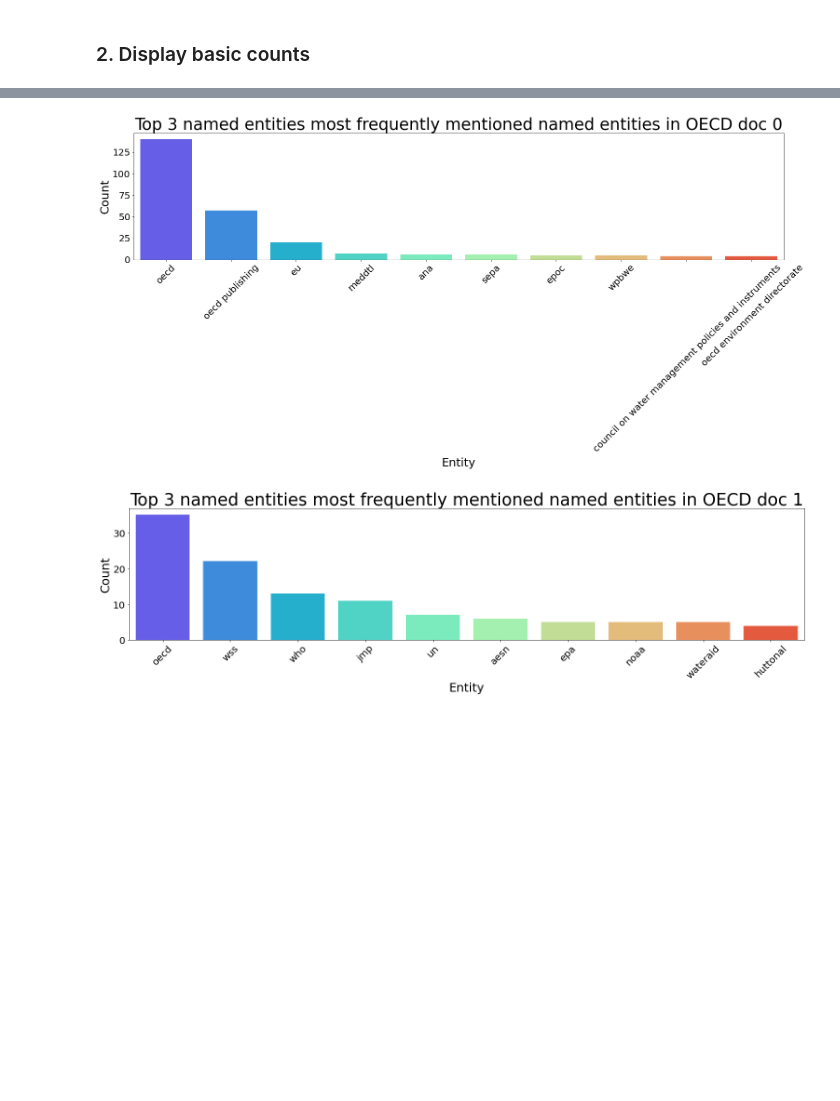
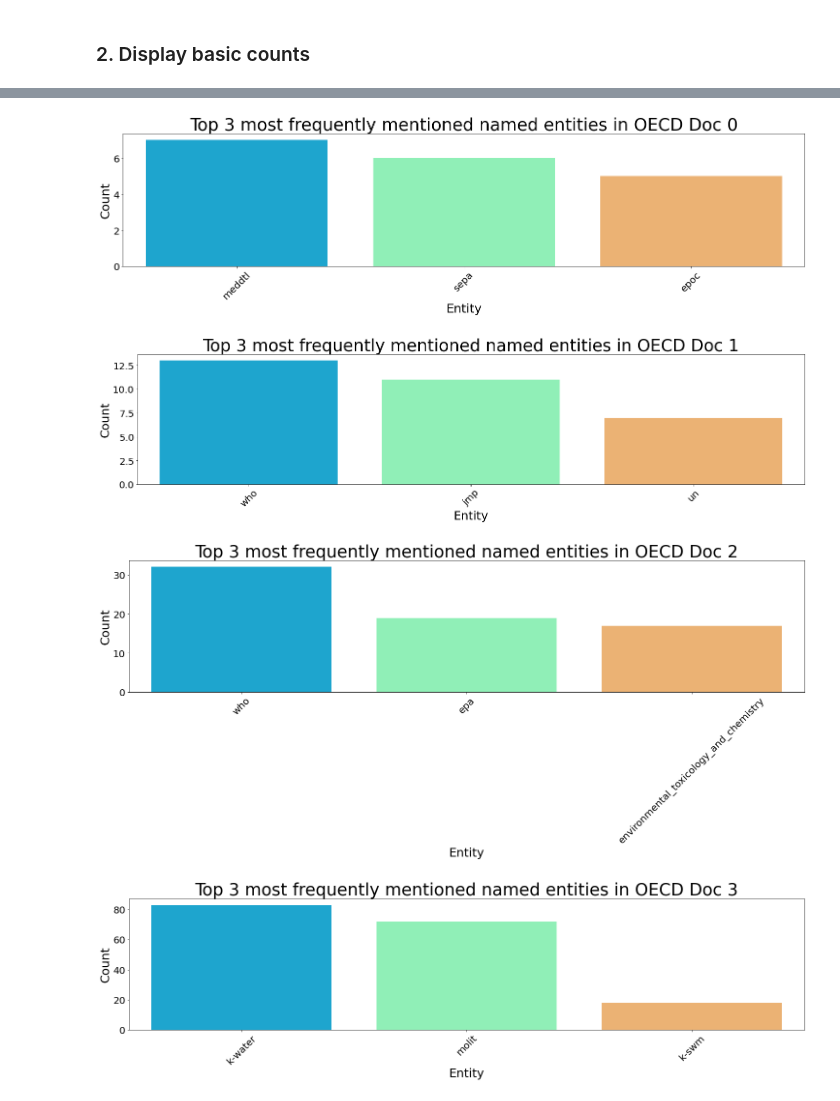
Before and after one commit to disaster-capitalism/named-entities, a Jupyter notebook: 1 - identify organisations in the corpus/explore_ner_results.ipynb, the cells around one changed output, grey strips where cells are left out. Drawn from its saved outputs; the diff is of its cells as text; code cells hidden in the pictures; blank space fills up the shorter version.

```diff
--- a/1 - identify organisations in the corpus/explore_ner_results.ipynb
+++ b/1 - identify organisations in the corpus/explore_ner_results.ipynb
@@ -41,7 +35,11 @@ See the caveats in the documentation: https://pandas.pydata.org/pandas-docs/stab
 ### 2. Display basic counts
 # %%
 # calculate the total no. of unique named entities
-df['entity'] = df['entity'].str.lower() # lowercase entities to reduce duplicates according to case
-n = len(pd.unique(df['entity']))
+n = len(pd.unique(df['entity_as_single_token']))
 print("no. of unique named entities : ", n)
+# total unique named entities by entity type
+df['entity_as_single_token'] = df['entity_as_single_token'].str.strip()
+# after stripping does the count change?
+n2 = len(pd.unique(df['entity_as_single_token']))
+print("no. of unique named entities : ", n2)
 # %% [output]
@@ -78,0 +78,7 @@ per_df = df[df['entity_type'] == 'PERSON']
+# %%
+# temporarily remove some frequently occuring entities from the analysis
+org_df = org_df[~org_df['entity_as_single_token'].isin(['oecd', 'ec', 'pmu', 'ministry_of_finance'])]
+# plot entity frequencies
+pl = org_df['entity_as_single_token'].value_counts()[:20].plot(kind='barh', title='Top 20 most frequently mentioned organizations in the OECD corpus', figsize=(5,8))
+pl.set_xlabel("# of mentions in corpus")
+pl.set_ylabel("Organization")
@@ -107,40 +92,38 @@ Name: entity, Length: 17051, dtype: int64
 # %%
 import pandas as pd
-
+import seaborn as sns
 # importing matplotlib module
 import matplotlib.pyplot as plt
 plt.style.use('default')
 %matplotlib inline
 
-# group frequency of named entities by document
-org_df_onlydocs_and_ents = org_df.drop(['entity_type', 'sentence', 'span', 'model'], axis=1)
-org_df_onlydocs_and_ents.reset_index()
-filtered = org_df_onlydocs_and_ents.groupby('docid')['entity'].value_counts()
-filtered = filtered.reset_index(name='count')
-topn_df = pd.DataFrame()
+def get_topn_entities_from_all_docs(n):
+    # group frequency of named entities by document
+    org_df_onlydocs_and_ents = org_df.drop(['entity_type', 'sentence', 'span', 'model'], axis=1)
+    org_df_onlydocs_and_ents.reset_index()
+    filtered = org_df_onlydocs_and_ents.groupby('docid')['entity_as_single_token'].value_counts()
+    filtered = filtered.reset_index(name='count')
+    topn_df = pd.DataFrame()
 
-for item in pd.unique(filtered['docid']):
-    curr_dataf = filtered[filtered['docid'] == item]
-    topn_df = pd.concat([topn_df, curr_dataf.head(10)], axis=0)
+    for item in pd.unique(filtered['docid']):
+        curr_dataf = filtered[filtered['docid'] == item]
+        topn_df = pd.concat([topn_df, curr_dataf.head(n)], axis=0)
 
-plt.figure(figsize=(25,5))
-s = sns.barplot(x='entity', y='count', data=topn_df[topn_df['docid'] == 0], palette='rainbow')
-# plt.title("")
-s.axes.set_title("Top 3 named entities most frequently mentioned named entities in OECD doc 0",fontsize=35)
-s.set_xlabel("Entity",fontsize=25)
-s.set_ylabel("Count",fontsize=25)
-s.tick_params(labelsize=20)
-plt.xticks(rotation=45)
+    return topn_df
 
-plt.figure(figsize=(25,5))
-s = sns.barplot(x='entity', y='count', data=topn_df[topn_df['docid'] == 1], palette='rainbow')
-# plt.title("")
-s.axes.set_title("Top 3 named entities most frequently mentioned named entities in OECD doc 1",fontsize=35)
-s.set_xlabel("Entity",fontsize=25)
-s.set_ylabel("Count",fontsize=25)
-s.tick_params(labelsize=20)
-plt.xticks(rotation=45)
+def plot_topn_entities_in_doc(n, docid):
+    topn_df = get_topn_entities_from_all_docs(n)
+    plt.figure(figsize=(25,5))
+    s = sns.barplot(x='entity_as_single_token', y='count', data=topn_df[topn_df['docid'] == docid], palette='rainbow')
+    s.axes.set_title("Top " + str(n) + " most frequently mentioned named entities in OECD Doc " + str(docid), fontsize=35)
+    s.set_xlabel("Entity",fontsize=25)
+    s.set_ylabel("Count",fontsize=25)
+    s.tick_params(labelsize=20)
+    plt.xticks(rotation=45)
 
-# similar plots can be generated for other docs
-# for later: generate and plot a frequency matrix for words in docs
+plot_topn_entities_in_doc(3, 0) # doc 0
+plot_topn_entities_in_doc(3, 1) # doc 1
+plot_topn_entities_in_doc(3, 2) # doc 2
+plot_topn_entities_in_doc(3, 3) # doc 3
+plot_topn_entities_in_doc(3, 4) # doc 4
 # %% [output]
@@ -158,2 +130,4 @@ plt.xticks(rotation=45)
-[figure, old version]
+[figure, new version]
-[figure, old version]
+[figure, new version]
+[figure, added]
+[figure, added]
```
Also changed, not shown: parts of 23 cells of this notebook, 58 other files.
